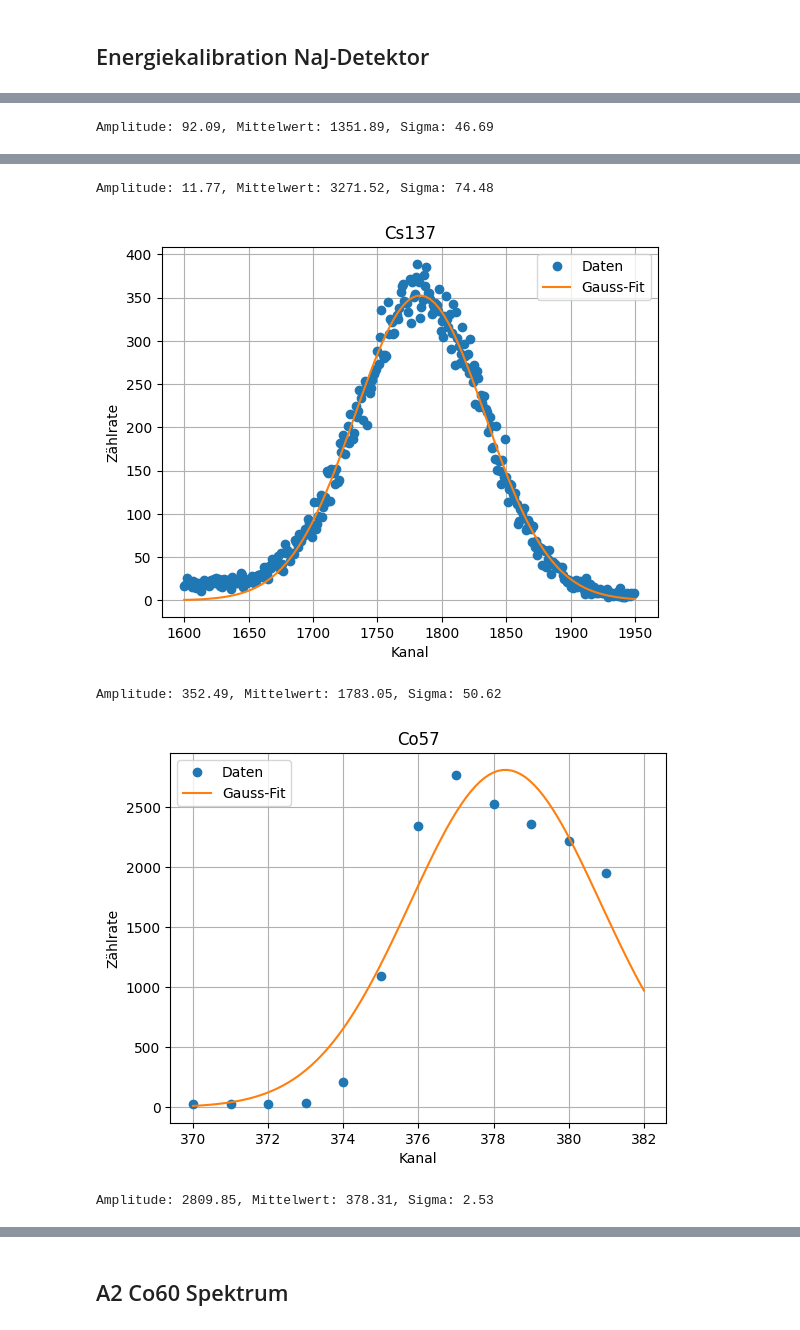
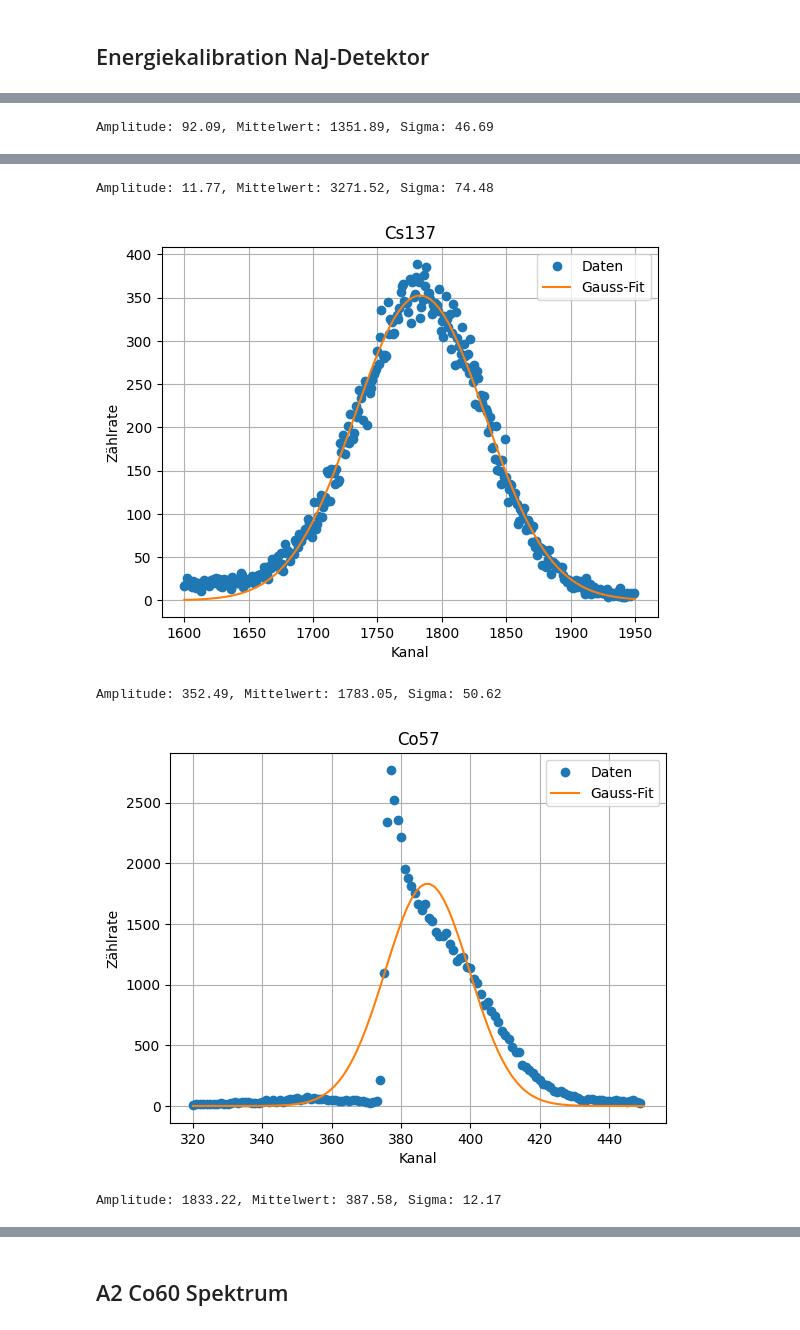
Before and after one commit to caesar2003/P4-Gamma-Coincidence-Spectroscopy, a Jupyter notebook: auswertung.ipynb, the cells around one changed output, grey strips where cells are left out. Cells and saved outputs as stored; diff of their text form; code cells hidden in the pictures.

```diff
--- a/auswertung.ipynb
+++ b/auswertung.ipynb
@@ -61,7 +61,8 @@ area = np.array([[1320,1350], [3335,3360], [1720,1745], [300,320]])
 
 def Gauss(x, A, mu, sigma):
     return A * np.exp(-0.5 * ((x - mu) / sigma)**2)
-mu_arr = np.array([])
+mu_arr_ge1 = np.array([])
+sigma_arr_ge= np.array([])
 for i, spec in enumerate(spectras_Ge):
 
     xdata = np.arange(len(spec))[area[i,0]:area[i,1]]
@@ -75,7 +76,8 @@ for i, spec in enumerate(spectras_Ge):
 
     A_fit, mu_fit, sigma_fit = parameters
     fit_y = Gauss(np.linspace(area[i,0], area[i,1], 100), A_fit, mu_fit, sigma_fit)
-    mu_arr = np.append(mu_arr, mu_fit)
+    mu_arr_ge1 = np.append(mu_arr_ge1, mu_fit)
+    sigma_arr_ge = np.append(sigma_arr_ge, sigma_fit)
 
 
     plt.plot(xdata, ydata, 'o', label='Daten')
@@ -104,13 +106,13 @@ def Linear(x, m,c):
     return m*x +c
 Elit = [511,1275, 662, 122]
 
-parameters, _ = curve_fit(Linear, mu_arr, Elit)
+parameters, _ = curve_fit(Linear, mu_arr_ge1, Elit)
 
 mg, cg = parameters
-fit_y = Linear(np.linspace(np.min(mu_arr)-200, np.max(mu_arr)+200, 1000), mg, cg)
+fit_y = Linear(np.linspace(np.min(mu_arr_ge1)-200, np.max(mu_arr_ge1)+200, 1000), mg, cg)
 
-plt.plot(mu_arr, Elit, 'o', label='Daten')
-plt.plot(np.linspace(np.min(mu_arr)-200, np.max(mu_arr)+200, 1000), fit_y, '-', label='Linear-Fit')
+plt.plot(mu_arr_ge1, Elit, 'o', label='Daten')
+plt.plot(np.linspace(np.min(mu_arr_ge1)-200, np.max(mu_arr_ge1)+200, 1000), fit_y, '-', label='Linear-Fit')
 plt.legend()
 plt.xlabel("Kanal")
 plt.ylabel("Energie [keV]")
@@ -130,13 +132,14 @@ Steigung: 0.38, y-Aschsenabschnitt: 4.59
 import numpy as np
 import matplotlib.pyplot as plt
 from scipy.optimize import curve_fit
-area = np.array([[1200,1500], [3050,3500], [1600,1950], [370,382]])
+area = np.array([[1200,1500], [3050,3500], [1600,1950], [320,450]])
 
 
 
 def Gauss(x, A, mu, sigma):
     return A * np.exp(-0.5 * ((x - mu) / sigma)**2)
-mu_arr = np.array([])
+mu_arr_naj = np.array([])
+sigma_arr_naj = np.array([])
 for i, spec in enumerate(spectras_NaI):
 
     xdata = np.arange(len(spec))[area[i,0]:area[i,1]]
@@ -144,36 +147,37 @@ for i, spec in enumerate(spectras_NaI):
 
     p0 = [np.max(ydata), xdata[np.argmax(ydata)], 2]
 
 
     parameters, _ = curve_fit(Gauss, xdata, ydata, p0=p0)
 
 
     A_fit, mu_fit, sigma_fit = parameters
     fit_y = Gauss(np.linspace(area[i,0], area[i,1], 100), A_fit, mu_fit, sigma_fit)
-    mu_arr = np.append(mu_arr, mu_fit)
+    mu_arr_naj = np.append(mu_arr_naj, mu_fit)
+    sigma_arr_naj = np.append(sigma_arr_naj, sigma_fit)
 
 
     plt.plot(xdata, ydata, 'o', label='Daten')
     plt.plot(np.linspace(area[i,0], area[i,1],100), fit_y, '-', label='Gauss-Fit')
     plt.legend()
     plt.xlabel("Kanal")
     plt.ylabel("Zählrate")
     plt.title(probes[i])
     plt.grid(True)
     plt.savefig(f"include/NaI_calibration_{probes[i]}")
 
     plt.show()
 
     print(f"Amplitude: {A_fit:.2f}, Mittelwert: {mu_fit:.2f}, Sigma: {sigma_fit:.2f}")
 # %% [output]
 [figure]
 Amplitude: 92.09, Mittelwert: 1351.89, Sigma: 46.69
 [figure]
 Amplitude: 11.77, Mittelwert: 3271.52, Sigma: 74.48
 [figure]
 Amplitude: 352.49, Mittelwert: 1783.05, Sigma: 50.62
-[figure, old version]
+[figure, new version]
-Amplitude: 2809.85, Mittelwert: 378.31, Sigma: 2.53
+Amplitude: 1833.22, Mittelwert: 387.58, Sigma: 12.17
 # %%
 print(mu_arr)
 def Linear(x, m,c):
```
Also changed, not shown: parts of 8 cells of this notebook, 10 other files.
